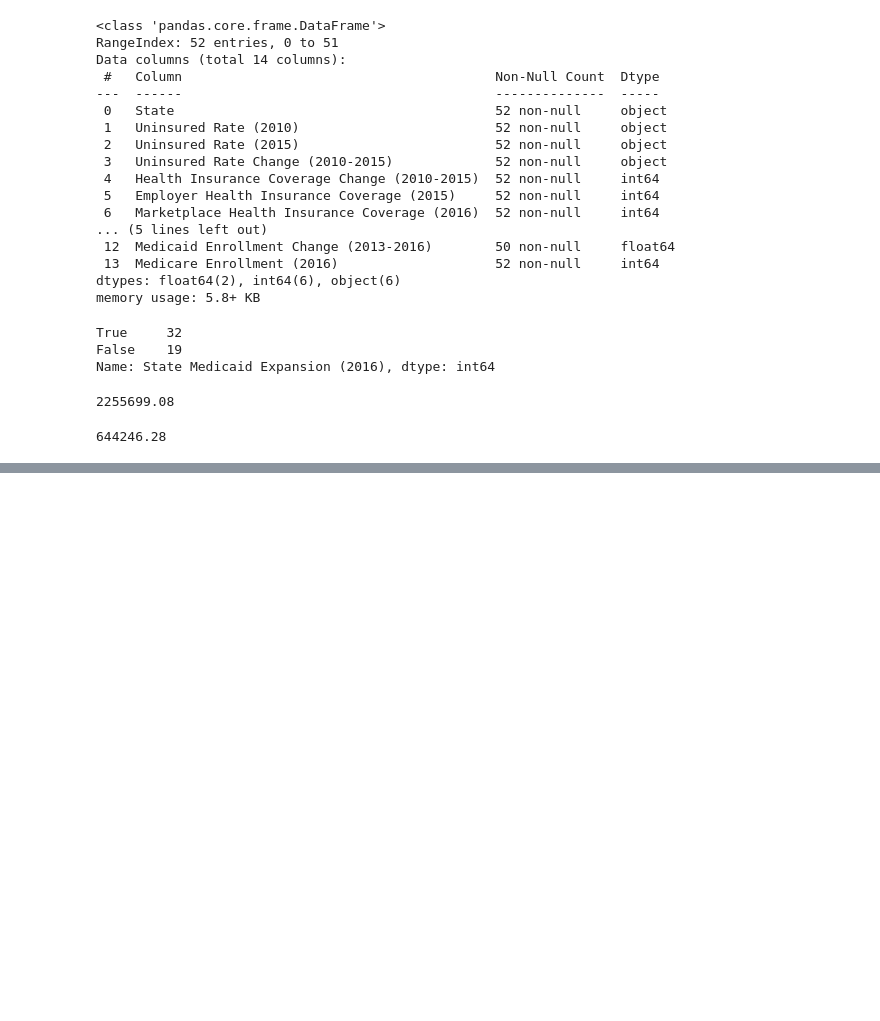
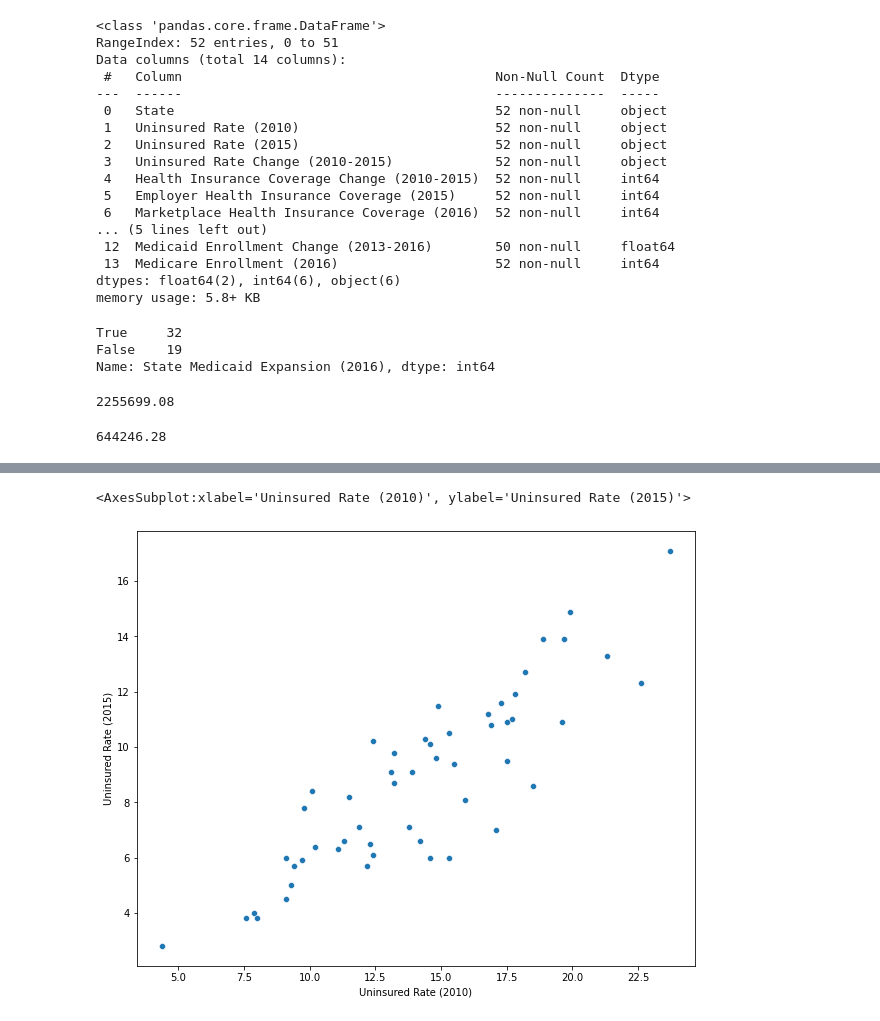
Before and after one commit to benvictoria17/Finance, a Jupyter notebook: Health Insurance.ipynb, the cells around one changed output, grey strips where cells are left out. Saved outputs shown, nothing was run; the diff lists cells and outputs as text; code cells hidden in the pictures; blank space fills up the shorter version.

```diff
--- a/Health Insurance.ipynb
+++ b/Health Insurance.ipynb
@@ -122,0 +142,6 @@ ValueError: could not convert string to float: ' -4.5%'
+# %%
+plt.figure(figsize = (10, 8))
+sns.scatterplot('Uninsured Rate (2010)', 'Uninsured Rate (2015)', data = df)
+# %% [output]
+<AxesSubplot:xlabel='Uninsured Rate (2010)', ylabel='Uninsured Rate (2015)'>
+[figure, added]
```
Also changed, not shown: parts of 17 cells of this notebook.
